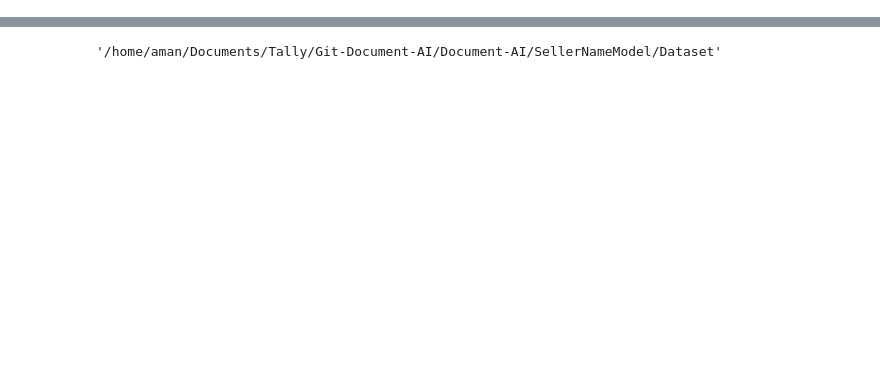
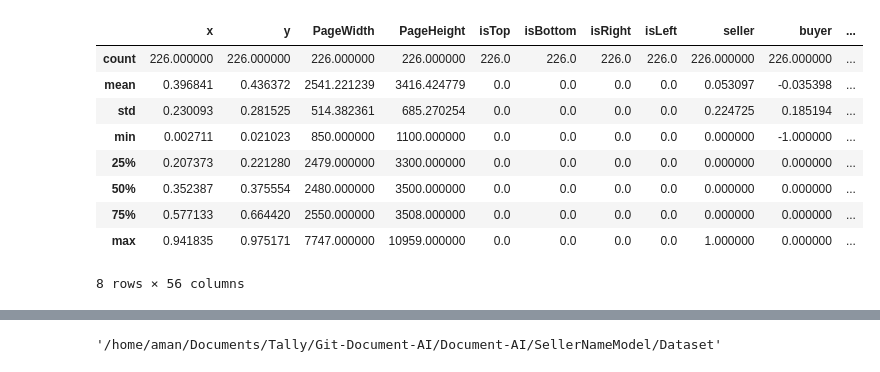
Before and after one commit to TallySolutions/Document-AI, a Jupyter notebook: SellerNameModel/CreateDatasetForSellerNameModel.ipynb, the cells around one changed output, grey strips where cells are left out. Cells and saved outputs as stored; diff of their text form; code cells hidden in the pictures; blank space fills up the shorter version.

```diff
--- a/SellerNameModel/CreateDatasetForSellerNameModel.ipynb
+++ b/SellerNameModel/CreateDatasetForSellerNameModel.ipynb
@@ -304,0 +398,13 @@ resultDF.head()
+# %%
+resultDF.describe()
+# %% [output]
+|  | x | y | PageWidth | PageHeight | isTop | isBottom | isRight | isLeft | seller | buyer | ... |
+| count | 226.000000 | 226.000000 | 226.000000 | 226.000000 | 226.0 | 226.0 | 226.0 | 226.0 | 226.000000 | 226.000000 | ... |
+| mean | 0.396841 | 0.436372 | 2541.221239 | 3416.424779 | 0.0 | 0.0 | 0.0 | 0.0 | 0.053097 | -0.035398 | ... |
+| std | 0.230093 | 0.281525 | 514.382361 | 685.270254 | 0.0 | 0.0 | 0.0 | 0.0 | 0.224725 | 0.185194 | ... |
+| min | 0.002711 | 0.021023 | 850.000000 | 1100.000000 | 0.0 | 0.0 | 0.0 | 0.0 | 0.000000 | -1.000000 | ... |
+| 25% | 0.207373 | 0.221280 | 2479.000000 | 3300.000000 | 0.0 | 0.0 | 0.0 | 0.0 | 0.000000 | 0.000000 | ... |
+| 50% | 0.352387 | 0.375554 | 2480.000000 | 3500.000000 | 0.0 | 0.0 | 0.0 | 0.0 | 0.000000 | 0.000000 | ... |
+| 75% | 0.577133 | 0.664420 | 2550.000000 | 3508.000000 | 0.0 | 0.0 | 0.0 | 0.0 | 0.000000 | 0.000000 | ... |
+| max | 0.941835 | 0.975171 | 7747.000000 | 10959.000000 | 0.0 | 0.0 | 0.0 | 0.0 | 1.000000 | 0.000000 | ... |
+8 rows × 56 columns
```
Also changed, not shown: parts of 23 cells of this notebook, 1 other file.
